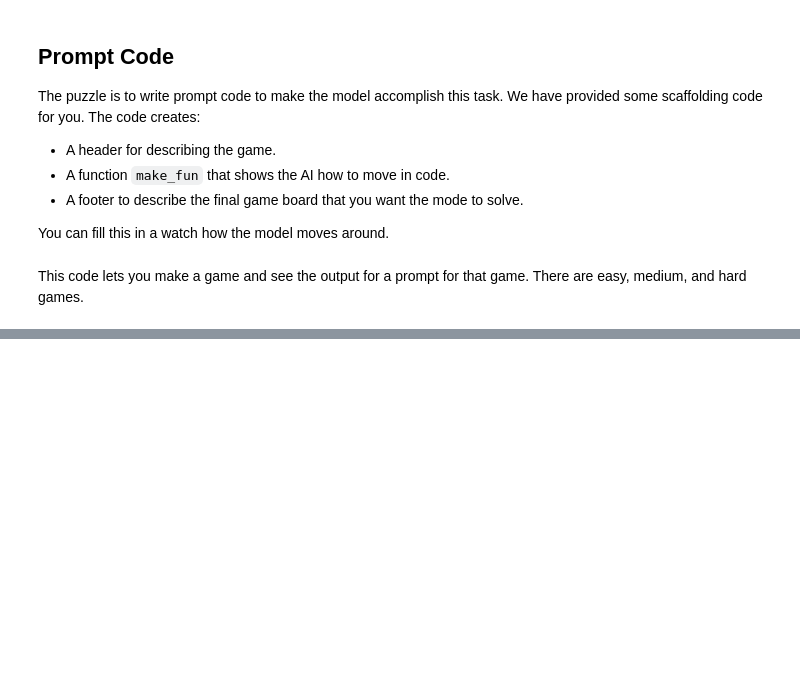
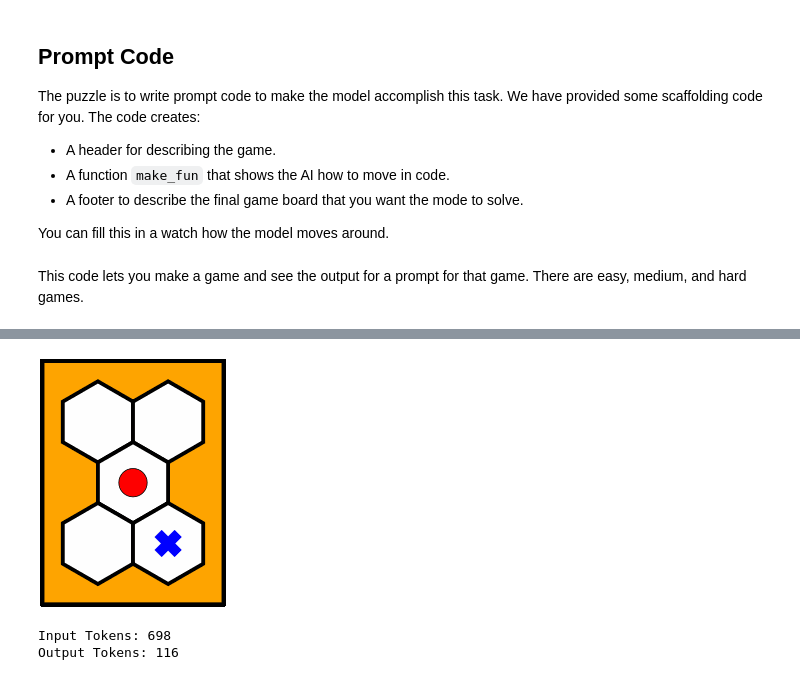
Before and after one commit to Krotonus/Multimodal-Workshop, a Jupyter notebook: maze_game.ipynb, the cells around one changed output, grey strips where cells are left out. Drawn from its saved outputs; the diff is of its cells as text; code cells hidden in the pictures; blank space fills up the shorter version.

````diff
--- a/maze_game.ipynb
+++ b/maze_game.ipynb
@@ -307,22 +391,9 @@ print(my_prompt)
 q = {}
 i = 0
 for prefix in start(my_prompt):
+    prefix = prefix.replace("```python", "").replace("```", "")
     ps = prefix.split("\n")
     if len(ps) > 3 and not ps[-2].strip().startswith("#") and prefix.endswith("\n"):
         exec(prefix + "\n    return b\nq['board'] = my_example()")
         display(draw_board(q["board"].board.grid, i))
         i += 1
-
-# Animate the outputs as a GIF
-def animate(i):
-    images = []
-    for i in range(i+1):
-        images.append(imageio.v2.imread(f"/content/pic{i}.png"))
-    return imageio.v2.mimsave('movie.gif', images, **{ 'duration': 0.5 })
-animate(i)
-display(Image("movie.gif"))
-
-
-# Print the number of tokens used
-print("Input Tokens:", num_tokens_from_string(my_prompt))
-print("Output Tokens:", num_tokens_from_string(prefix))
@@ -328,0 +464,18 @@ print("Output Tokens:", num_tokens_from_string(prefix))
+# %%
+# Animate the outputs as a GIF
+def animate(i):
+    images = []
+    for idx in range(i):
+        images.append(imageio.v2.imread(f"pic{idx}.png"))
+    return imageio.v2.mimsave('movie.gif', images, **{ 'duration': 1000 })
+animate(i)
+display(Image("movie.gif"))
+# %% [output]
+[figure, added]
+# %%
+# Print the number of tokens used
+print("Input Tokens:", num_tokens_from_string(my_prompt))
+print("Output Tokens:", num_tokens_from_string(prefix))
+# %% [output]
+Input Tokens: 698
+Output Tokens: 116
````
Also changed, not shown: parts of 4 cells of this notebook.
